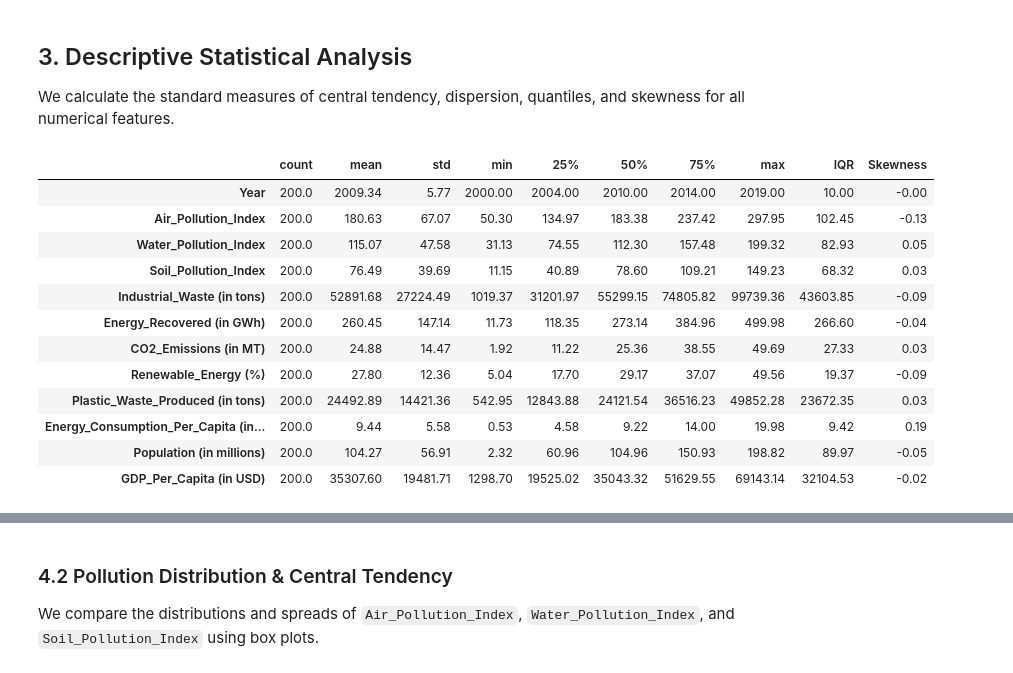
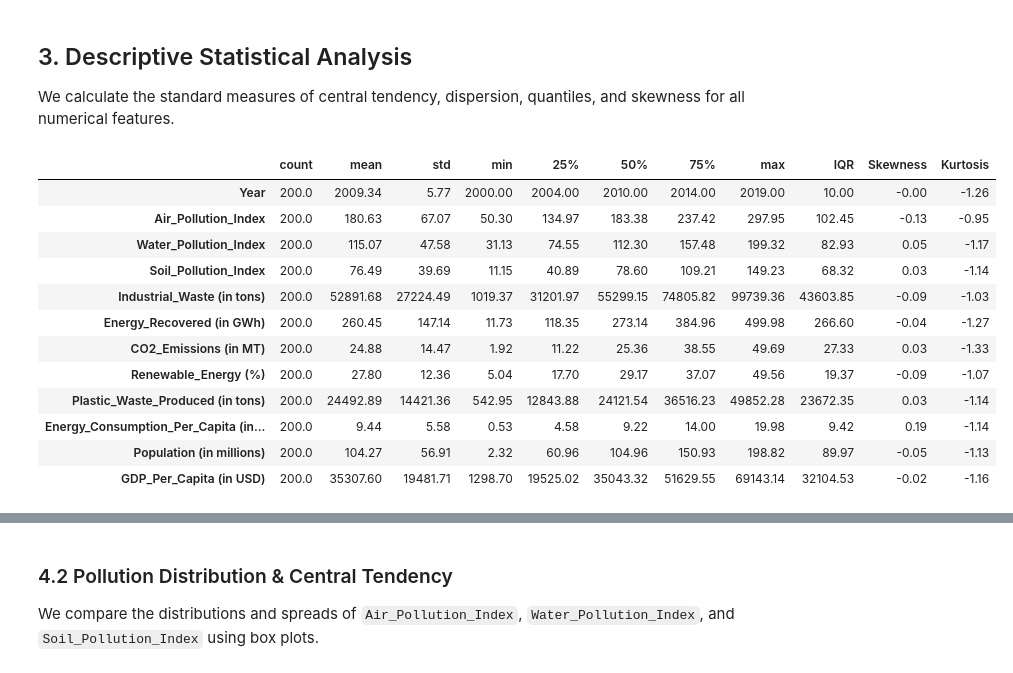
Before and after one commit to paarthrana/Global-Pollution-Analysis, a Jupyter notebook: notebooks/main.ipynb, the cells around one changed output, grey strips where cells are left out. Cells and saved outputs as stored; diff of their text form; code cells hidden in the pictures.

Commit message:
feat: complete global pollution analysis and ML evaluation

```diff
--- a/notebooks/main.ipynb
+++ b/notebooks/main.ipynb
@@ -195,21 +214,22 @@ We calculate the standard measures of central tendency, dispersion, quantiles, a
 # %%
 num_cols = df.select_dtypes(include=[np.number]).columns
 desc_stats = df[num_cols].describe(percentiles=[0.25, 0.50, 0.75]).T[['count', 'mean', 'std', 'min', '25%', '50%', '75%', 'max']]
 desc_stats['IQR'] = desc_stats['75%'] - desc_stats['25%']
 desc_stats['Skewness'] = df[num_cols].skew()
+desc_stats['Kurtosis'] = df[num_cols].kurtosis()
 desc_stats.round(2)
 # %% [output]
-|  | count | mean | std | min | 25% | 50% | 75% | max | IQR | Skewness |
-| Year | 200.0 | 2009.34 | 5.77 | 2000.00 | 2004.00 | 2010.00 | 2014.00 | 2019.00 | 10.00 | -0.00 |
-| Air_Pollution_Index | 200.0 | 180.63 | 67.07 | 50.30 | 134.97 | 183.38 | 237.42 | 297.95 | 102.45 | -0.13 |
-| Water_Pollution_Index | 200.0 | 115.07 | 47.58 | 31.13 | 74.55 | 112.30 | 157.48 | 199.32 | 82.93 | 0.05 |
-| Soil_Pollution_Index | 200.0 | 76.49 | 39.69 | 11.15 | 40.89 | 78.60 | 109.21 | 149.23 | 68.32 | 0.03 |
-| Industrial_Waste (in tons) | 200.0 | 52891.68 | 27224.49 | 1019.37 | 31201.97 | 55299.15 | 74805.82 | 99739.36 | 43603.85 | -0.09 |
-| Energy_Recovered (in GWh) | 200.0 | 260.45 | 147.14 | 11.73 | 118.35 | 273.14 | 384.96 | 499.98 | 266.60 | -0.04 |
-| CO2_Emissions (in MT) | 200.0 | 24.88 | 14.47 | 1.92 | 11.22 | 25.36 | 38.55 | 49.69 | 27.33 | 0.03 |
-| Renewable_Energy (%) | 200.0 | 27.80 | 12.36 | 5.04 | 17.70 | 29.17 | 37.07 | 49.56 | 19.37 | -0.09 |
-| Plastic_Waste_Produced (in tons) | 200.0 | 24492.89 | 14421.36 | 542.95 | 12843.88 | 24121.54 | 36516.23 | 49852.28 | 23672.35 | 0.03 |
-| Energy_Consumption_Per_Capita (in... | 200.0 | 9.44 | 5.58 | 0.53 | 4.58 | 9.22 | 14.00 | 19.98 | 9.42 | 0.19 |
-| Population (in millions) | 200.0 | 104.27 | 56.91 | 2.32 | 60.96 | 104.96 | 150.93 | 198.82 | 89.97 | -0.05 |
-| GDP_Per_Capita (in USD) | 200.0 | 35307.60 | 19481.71 | 1298.70 | 19525.02 | 35043.32 | 51629.55 | 69143.14 | 32104.53 | -0.02 |
+|  | count | mean | std | min | 25% | 50% | 75% | max | IQR | Skewness | Kurtosis |
+| Year | 200.0 | 2009.34 | 5.77 | 2000.00 | 2004.00 | 2010.00 | 2014.00 | 2019.00 | 10.00 | -0.00 | -1.26 |
+| Air_Pollution_Index | 200.0 | 180.63 | 67.07 | 50.30 | 134.97 | 183.38 | 237.42 | 297.95 | 102.45 | -0.13 | -0.95 |
+| Water_Pollution_Index | 200.0 | 115.07 | 47.58 | 31.13 | 74.55 | 112.30 | 157.48 | 199.32 | 82.93 | 0.05 | -1.17 |
+| Soil_Pollution_Index | 200.0 | 76.49 | 39.69 | 11.15 | 40.89 | 78.60 | 109.21 | 149.23 | 68.32 | 0.03 | -1.14 |
+| Industrial_Waste (in tons) | 200.0 | 52891.68 | 27224.49 | 1019.37 | 31201.97 | 55299.15 | 74805.82 | 99739.36 | 43603.85 | -0.09 | -1.03 |
+| Energy_Recovered (in GWh) | 200.0 | 260.45 | 147.14 | 11.73 | 118.35 | 273.14 | 384.96 | 499.98 | 266.60 | -0.04 | -1.27 |
+| CO2_Emissions (in MT) | 200.0 | 24.88 | 14.47 | 1.92 | 11.22 | 25.36 | 38.55 | 49.69 | 27.33 | 0.03 | -1.33 |
+| Renewable_Energy (%) | 200.0 | 27.80 | 12.36 | 5.04 | 17.70 | 29.17 | 37.07 | 49.56 | 19.37 | -0.09 | -1.07 |
+| Plastic_Waste_Produced (in tons) | 200.0 | 24492.89 | 14421.36 | 542.95 | 12843.88 | 24121.54 | 36516.23 | 49852.28 | 23672.35 | 0.03 | -1.14 |
+| Energy_Consumption_Per_Capita (in... | 200.0 | 9.44 | 5.58 | 0.53 | 4.58 | 9.22 | 14.00 | 19.98 | 9.42 | 0.19 | -1.14 |
+| Population (in millions) | 200.0 | 104.27 | 56.91 | 2.32 | 60.96 | 104.96 | 150.93 | 198.82 | 89.97 | -0.05 | -1.13 |
+| GDP_Per_Capita (in USD) | 200.0 | 35307.60 | 19481.71 | 1298.70 | 19525.02 | 35043.32 | 51629.55 | 69143.14 | 32104.53 | -0.02 | -1.16 |
 # %% [markdown]
```
Also changed, not shown: parts of 35 cells of this notebook, 7 other files.
